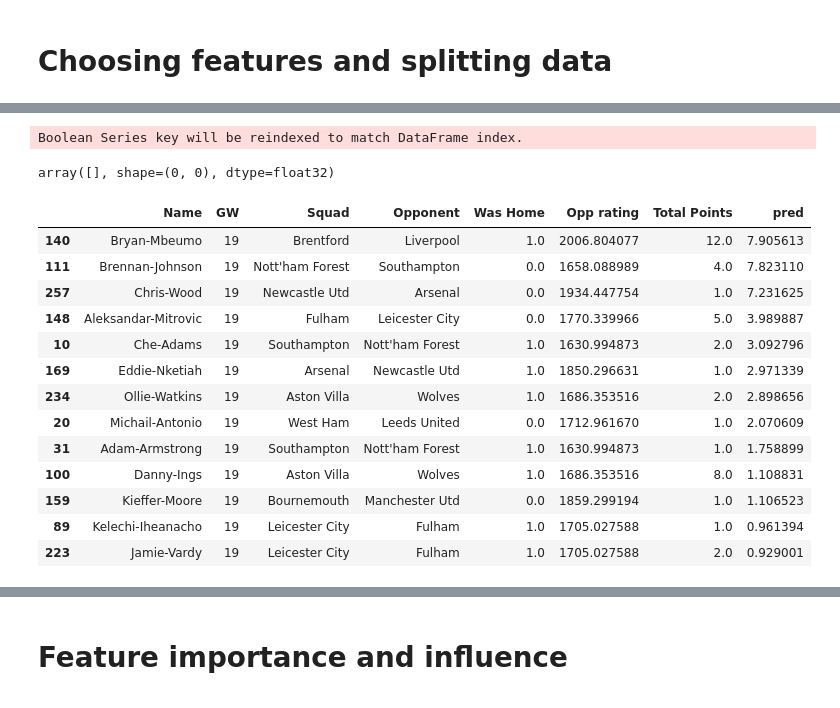
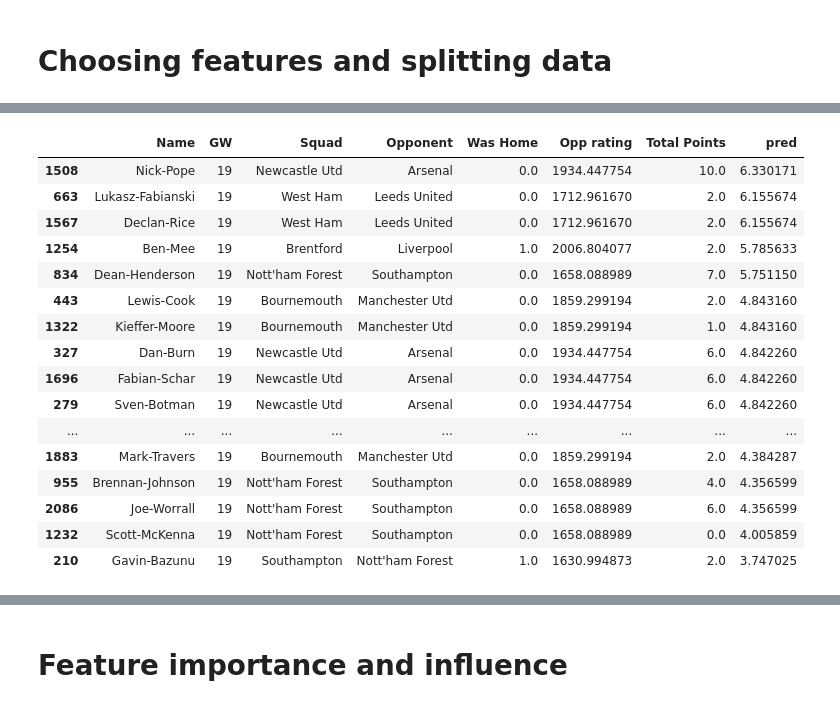
Before and after one commit to Fran3x/FPL_Model, a Jupyter notebook: notebooks/XGBoost_predictions.ipynb, the cells around one changed output, grey strips where cells are left out. Cells and saved outputs as stored; diff of their text form; code cells hidden in the pictures.

Commit message:
xgboost for all lstm models

```diff
--- a/notebooks/XGBoost_predictions.ipynb
+++ b/notebooks/XGBoost_predictions.ipynb
@@ -89,4 +100,4 @@ model = xgb.XGBRegressor()
 # %%
 %%time
-model.fit(X_train, y_train)
+model_general.fit(X_train_general, y_train_general)
 # %% [output]
@@ -106,3 +187,8 @@ XGBRegressor(base_score=None, booster=None, callbacks=None,
 # %%
 # make predictions on the test data
-predictions = model.predict(X_test)
+predictions_general = model_general.predict(X_test_general)
+
+predictions_gk = model_gk.predict(X_test_gk)
+predictions_def = model_def.predict(X_test_def)
+predictions_mid = model_mid.predict(X_test_mid)
+predictions_fwd = model_fwd.predict(X_test_fwd)
@@ -125,3 +238,8 @@ y_test = df[df["GW"] == GAMEWEEK_TO_PREDICT][to_predict]
 # %%
-df_predictions = df[df["GW"] == GAMEWEEK_TO_PREDICT]
+df_predictions_general = df_general[df_general["GW"] == GAMEWEEK_TO_PREDICT]
+
+df_predictions_gk = df_gk[df_gk["GW"] == GAMEWEEK_TO_PREDICT]
+df_predictions_def = df_def[df_def["GW"] == GAMEWEEK_TO_PREDICT]
+df_predictions_mid = df_mid[df_mid["GW"] == GAMEWEEK_TO_PREDICT]
+df_predictions_fwd = df_fwd[df_fwd["GW"] == GAMEWEEK_TO_PREDICT]
 # %%
@@ -135,5 +253,10 @@ len(predictions)
 # %%
-df_predictions["pred"] = predictions
+df_predictions_general["pred"] = predictions_general
+
+df_predictions_gk["pred"] = predictions_gk
+df_predictions_def["pred"] = predictions_def
+df_predictions_mid["pred"] = predictions_mid
+df_predictions_fwd["pred"] = predictions_fwd
 # %% [output]
 A value is trying to be set on a copy of a slice from a DataFrame.
 Try using .loc[row_indexer,col_indexer] = value instead
@@ -142,22 +278,22 @@ See the caveats in the documentation: https://pandas.pydata.org/pandas-docs/stab
 # %%
-model.predict(df[df["GW"] == GAMEWEEK_TO_PREDICT][df["Name"] == "Mohamed-Salah"][features])
+# model.predict(df[df["GW"] == GAMEWEEK_TO_PREDICT][df["Name"] == "Mohamed-Salah"][features])
-# %% [output]
-Boolean Series key will be reindexed to match DataFrame index.
-array([], shape=(0, 0), dtype=float32)
 # %%
-df_predictions[info + to_predict + ["pred"]].sort_values(by=["pred"], ascending = False).head(20)
+df_predictions_general[info + to_predict + ["pred"]].sort_values(by=["pred"], ascending = False).head(20)
 # %% [output]
 |  | Name | GW | Squad | Opponent | Was Home | Opp rating | Total Points | pred |
-| 140 | Bryan-Mbeumo | 19 | Brentford | Liverpool | 1.0 | 2006.804077 | 12.0 | 7.905613 |
-| 111 | Brennan-Johnson | 19 | Nott'ham Forest | Southampton | 0.0 | 1658.088989 | 4.0 | 7.823110 |
-| 257 | Chris-Wood | 19 | Newcastle Utd | Arsenal | 0.0 | 1934.447754 | 1.0 | 7.231625 |
-| 148 | Aleksandar-Mitrovic | 19 | Fulham | Leicester City | 0.0 | 1770.339966 | 5.0 | 3.989887 |
-| 10 | Che-Adams | 19 | Southampton | Nott'ham Forest | 1.0 | 1630.994873 | 2.0 | 3.092796 |
-| 169 | Eddie-Nketiah | 19 | Arsenal | Newcastle Utd | 1.0 | 1850.296631 | 1.0 | 2.971339 |
-| 234 | Ollie-Watkins | 19 | Aston Villa | Wolves | 1.0 | 1686.353516 | 2.0 | 2.898656 |
-| 20 | Michail-Antonio | 19 | West Ham | Leeds United | 0.0 | 1712.961670 | 1.0 | 2.070609 |
-| 31 | Adam-Armstrong | 19 | Southampton | Nott'ham Forest | 1.0 | 1630.994873 | 1.0 | 1.758899 |
-| 100 | Danny-Ings | 19 | Aston Villa | Wolves | 1.0 | 1686.353516 | 8.0 | 1.108831 |
-| 159 | Kieffer-Moore | 19 | Bournemouth | Manchester Utd | 0.0 | 1859.299194 | 1.0 | 1.106523 |
-| 89 | Kelechi-Iheanacho | 19 | Leicester City | Fulham | 1.0 | 1705.027588 | 1.0 | 0.961394 |
-| 223 | Jamie-Vardy | 19 | Leicester City | Fulham | 1.0 | 1705.027588 | 2.0 | 0.929001 |
+| 1508 | Nick-Pope | 19 | Newcastle Utd | Arsenal | 0.0 | 1934.447754 | 10.0 | 6.330171 |
+| 663 | Lukasz-Fabianski | 19 | West Ham | Leeds United | 0.0 | 1712.961670 | 2.0 | 6.155674 |
+| 1567 | Declan-Rice | 19 | West Ham | Leeds United | 0.0 | 1712.961670 | 2.0 | 6.155674 |
+| 1254 | Ben-Mee | 19 | Brentford | Liverpool | 1.0 | 2006.804077 | 2.0 | 5.785633 |
+| 834 | Dean-Henderson | 19 | Nott'ham Forest | Southampton | 0.0 | 1658.088989 | 7.0 | 5.751150 |
+| 443 | Lewis-Cook | 19 | Bournemouth | Manchester Utd | 0.0 | 1859.299194 | 2.0 | 4.843160 |
+| 1322 | Kieffer-Moore | 19 | Bournemouth | Manchester Utd | 0.0 | 1859.299194 | 1.0 | 4.843160 |
+| 327 | Dan-Burn | 19 | Newcastle Utd | Arsenal | 0.0 | 1934.447754 | 6.0 | 4.842260 |
+| 1696 | Fabian-Schar | 19 | Newcastle Utd | Arsenal | 0.0 | 1934.447754 | 6.0 | 4.842260 |
+| 279 | Sven-Botman | 19 | Newcastle Utd | Arsenal | 0.0 | 1934.447754 | 6.0 | 4.842260 |
+| ... | ... | ... | ... | ... | ... | ... | ... | ... |
+| 1883 | Mark-Travers | 19 | Bournemouth | Manchester Utd | 0.0 | 1859.299194 | 2.0 | 4.384287 |
+| 955 | Brennan-Johnson | 19 | Nott'ham Forest | Southampton | 0.0 | 1658.088989 | 4.0 | 4.356599 |
+| 2086 | Joe-Worrall | 19 | Nott'ham Forest | Southampton | 0.0 | 1658.088989 | 6.0 | 4.356599 |
+| 1232 | Scott-McKenna | 19 | Nott'ham Forest | Southampton | 0.0 | 1658.088989 | 0.0 | 4.005859 |
+| 210 | Gavin-Bazunu | 19 | Southampton | Nott'ham Forest | 1.0 | 1630.994873 | 2.0 | 3.747025 |
```
Also changed, not shown: parts of 51 cells of this notebook.
